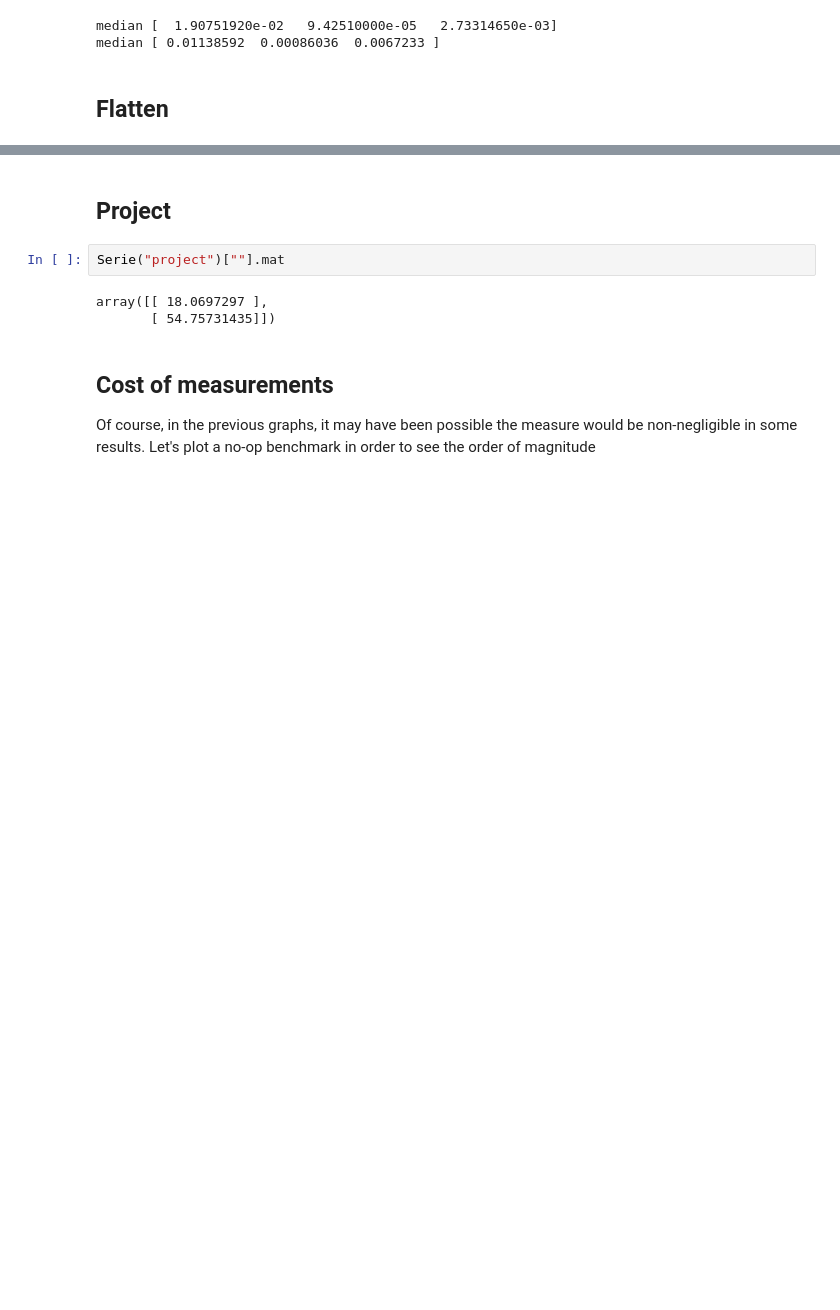
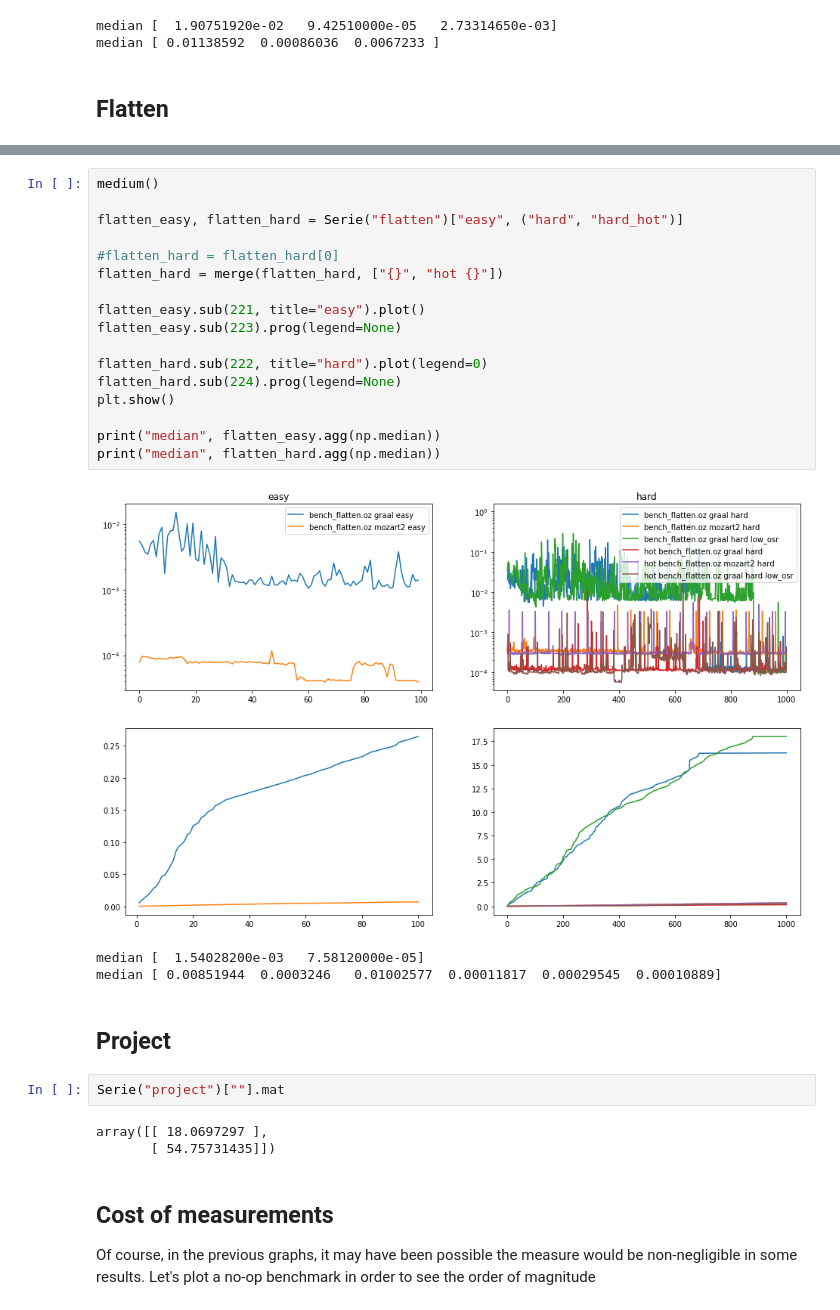
Before and after one commit to mistasse/mozart-graal-benchmarking, a Jupyter notebook: notebook.ipynb, the cells around one changed output, grey strips where cells are left out. Drawn from its saved outputs; the diff is of its cells as text; blank space fills up the shorter version.

```diff
--- a/notebook.ipynb
+++ b/notebook.ipynb
@@ -89,3 +90,24 @@ median [ 0.00013347  0.00035199  0.00011833  0.00029526]
+# %%
+medium()
+
+flatten_easy, flatten_hard = Serie("flatten")["easy", ("hard", "hard_hot")]
+
+#flatten_hard = flatten_hard[0]
+flatten_hard = merge(flatten_hard, ["{}", "hot {}"])
+
+flatten_easy.sub(221, title="easy").plot()
+flatten_easy.sub(223).prog(legend=None)
+
+flatten_hard.sub(222, title="hard").plot(legend=0)
+flatten_hard.sub(224).prog(legend=None)
+plt.show()
+
+print("median", flatten_easy.agg(np.median))
+print("median", flatten_hard.agg(np.median))
+# %% [output]
+[figure, added]
+median [  1.54028200e-03   7.58120000e-05]
+median [ 0.00851944  0.0003246   0.01002577  0.00011817  0.00029545  0.00010889]
 # %% [markdown]
 ## Project
 # %%
```
Also changed, not shown: parts of 4 cells of this notebook, 3 other files.
